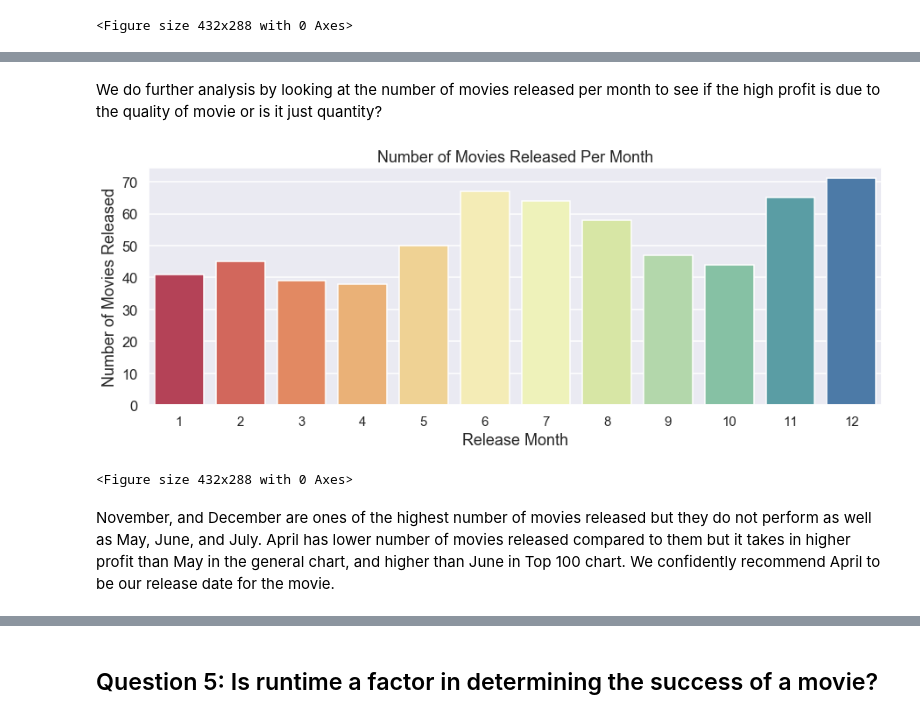
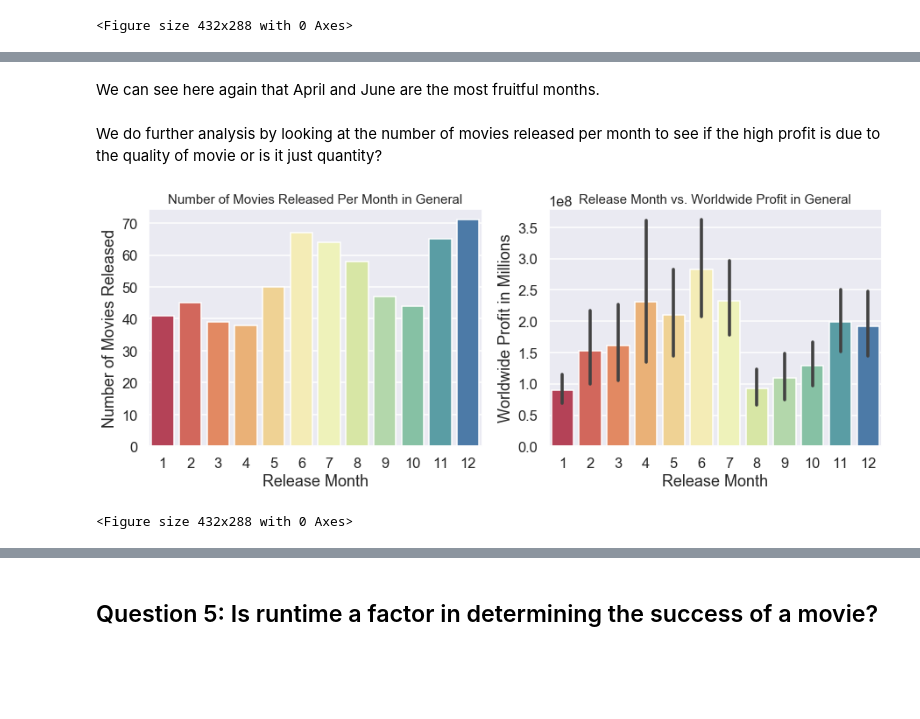
Before and after one commit to baotramduong/Porfolio_Project_The_Movie_Industry, a Jupyter notebook: Part III.B - Data Analysis & Visualization, Actionable Insight, Conclusion & Future Works.ipynb, the cells around one changed output, grey strips where cells are left out. Cells and saved outputs as stored; diff of their text form; code cells hidden in the pictures; blank space fills up the shorter version.

```diff
--- a/Part III.B - Data Analysis & Visualization, Actionable Insight, Conclusion & Future Works.ipynb
+++ b/Part III.B - Data Analysis & Visualization, Actionable Insight, Conclusion & Future Works.ipynb
@@ -238,24 +249,40 @@ plt.savefig('release_month_vs_100_profit_swarmplot')
+# %% [markdown]
+We can see here again that April and June are the most fruitful months.
 # %% [markdown]
 We do further analysis by looking at the number of movies released per month to see if the high profit is due to the quality of movie or is it just quantity?
-# %%
-#plot count of movies released per month
-plt.figure(figsize = (15, 5))
-
-sns.countplot(x = 'release_month',
-              data = release_month_vs_profit,
-              palette = 'Spectral')
-
-#set labels
-plt.title('Number of Movies Released Per Month')
-plt.xlabel('Release Month')
-plt.ylabel('Number of Movies Released')
-
-#set xticks
-plt.xticks(fontsize = 15)
-
-#show
-plt.show()
-# %% [output]
-[figure, removed]
+# %%
+#plot count of movies released per month vs. 'worldwide_profit'
+fig, ax = plt.subplots(ncols = 2, nrows = 1, figsize = (15, 5))
+
+#count
+sns.catplot(x = 'release_month',
+            kind = 'count',
+            data = full_df,
+            palette = 'Spectral',
+            ax = ax[0])
+
+#set labels
+ax[0].set_title('Number of Movies Released Per Month in General', fontsize = 15)
+ax[0].set_xlabel('Release Month')
+ax[0].set_ylabel('Number of Movies Released')
+
+#worldwide_profit
+sns.catplot(x = 'release_month',
+            y = 'worldwide_profit',
+            kind = 'bar',
+            data = full_df,
+            palette = 'Spectral',
+            ax = ax[1])
+
+#set labels
+ax[1].set_title('Release Month vs. Worldwide Profit in General', fontsize = 15)
+ax[1].set_xlabel('Release Month')
+ax[1].set_ylabel('Worldwide Profit in Millions')
+
+#delete extra plots
+plt.close(2)
+plt.close(3)
+# %% [output]
+[figure, added]
 # %%
 #save
@@ -263,4 +290,2 @@ plt.savefig('num_movies_released_countplot')
 # %% [output]
 <Figure size 432x288 with 0 Axes>
-# %% [markdown]
-November, and December are ones of the highest number of movies released but they do not perform as well as May, June, and July. April has lower number of movies released compared to them but it takes in higher profit than May in the general chart, and higher than June in Top 100 chart. We confidently recommend April to be our release date for the movie.
```
Also changed, not shown: parts of 18 cells of this notebook.
